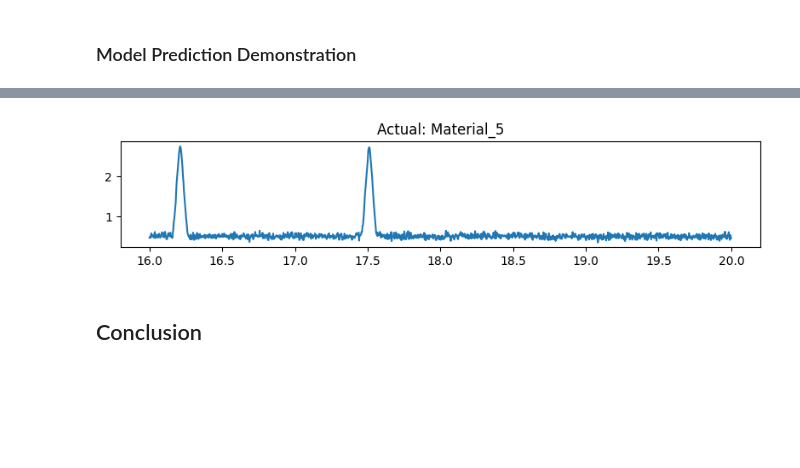
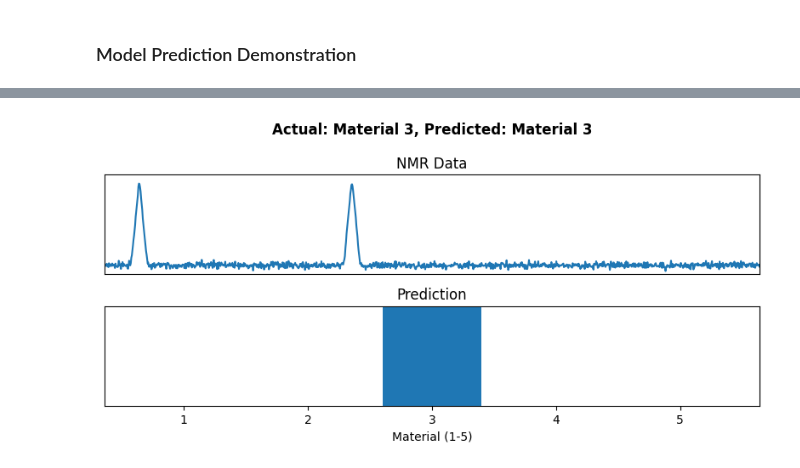
Before and after one commit to cgrundman/nuclear-magnetic-resonance, a Jupyter notebook: pattern_recognizer.ipynb, the cells around one changed output, grey strips where cells are left out. Cells and saved outputs as stored; diff of their text form; code cells hidden in the pictures; blank space fills up the shorter version.

Commit message:
finalize predictions plot

```diff
--- a/pattern_recognizer.ipynb
+++ b/pattern_recognizer.ipynb
@@ -385,11 +385,11 @@ CustomPlot.compare_model_performance_accuracy(
 import os
 import random
 
-def pred():#model, filename, class_names):
+def pred(model):#model, filename, class_names):
   """
   Makes a prediction with a model
   Plots a random NMR data file
-  Predicts the ate
+  Predicts the material
   """
 
   # Define the NMR directory
@@ -403,30 +403,34 @@ def pred():#model, filename, class_names):
 
   # Extract the data
   freq = np.linspace(16, 20, num=1200)
-  load_data = np.loadtxt(dir + file_list[idx])
+  nmr_rand = np.loadtxt(dir + file_list[idx])
 
   # Make a prediction
+  prediction = model.predict(tf.expand_dims(nmr_rand, axis=0))
+  prediction = prediction[0].astype(np.float32).round(4)
+
+  # Create strings for the material, actual and predicted
+  actual_str = (str(file_list[idx][5:15])).replace("_", " ")
+  pred_str = f"Material {np.argmax(prediction, axis=0) + 1}"
 
   # Plot
-  fig = plt.figure(figsize=(8, 2))
-  plt.plot(freq, load_data)
-  plt.title(f"Actual: {file_list[idx][5:15]}")
+  fig, ax = plt.subplots(2, 1, figsize=(8, 4))
+  fig.suptitle(f"Actual: {pred_str}, Predicted: {pred_str}", weight='bold')
+  # Plot NMR Data
+  ax[0].plot(freq, load_data)
+  ax[0].set_title("NMR Data")
+  ax[0].set_xlim([16, 20])
+  ax[0].set_ylim([.25, 3])
+  ax[0].set_xticks([])
+  ax[0].set_yticks([])
+  # Plot predictions
+  ax[1].bar([1, 2 ,3, 4, 5], prediction)
+  ax[1].set_title("Prediction")
+  ax[1].set_xlabel("Material (1-5)")
+  ax[1].set_ylim([0, 1])
+  ax[1].set_yticks([])
   fig.tight_layout()
 
-  # Import the target image and preprocess it
-  # img = load_and_prep_image(filename)
 
-  # Make a prediction
-  # pred = model.predict(tf.expand_dims(img, axis=0))
-
-  # Get the predicted class
-  # pred_class = class_names[int(tf.round(pred))]
-
-  # Plot the image and prediction class
-  # plt.imshow(img)
-  # plt.title(f"Predictions: {pred_class}")
-  # plt.axis(False);
-
-
-pred()
+pred(model=model_nn)
 # %% [output]
@@ -433,3 +438 @@ pred()
-[figure, old version]
+[figure, new version]
-# %% [markdown]
-## Conclusion
```
Also changed, not shown: parts of 3 cells of this notebook.
